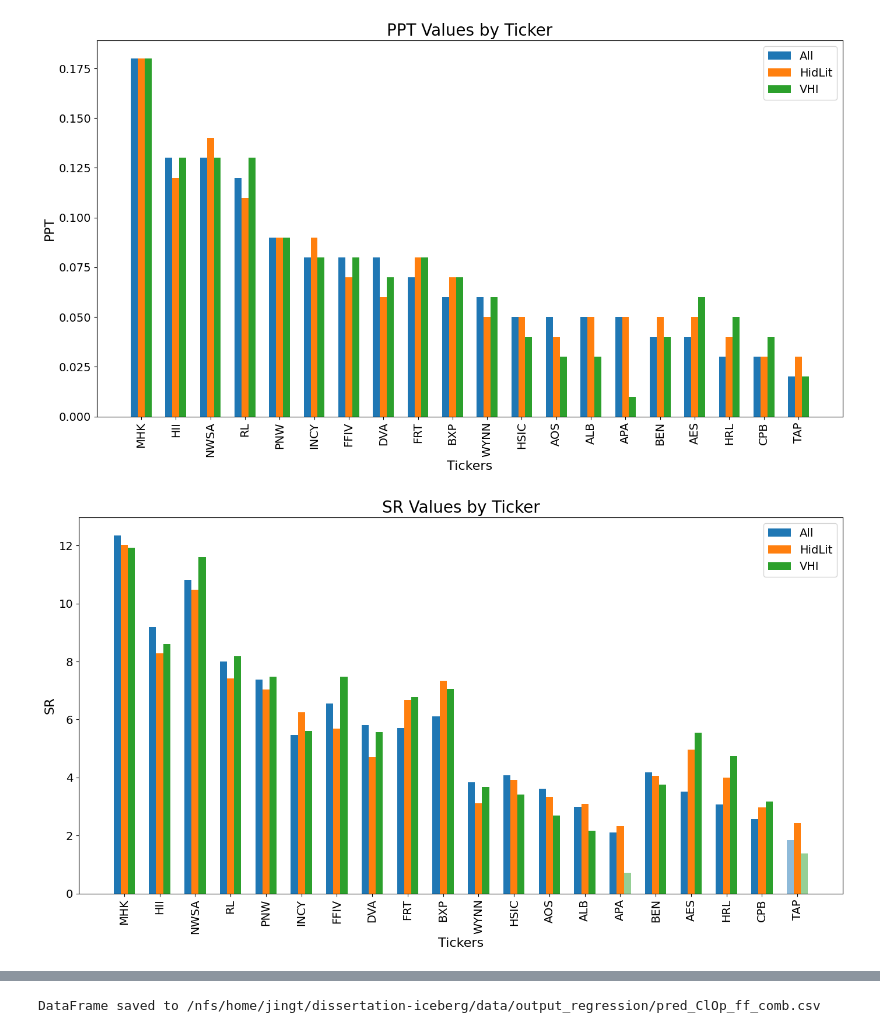
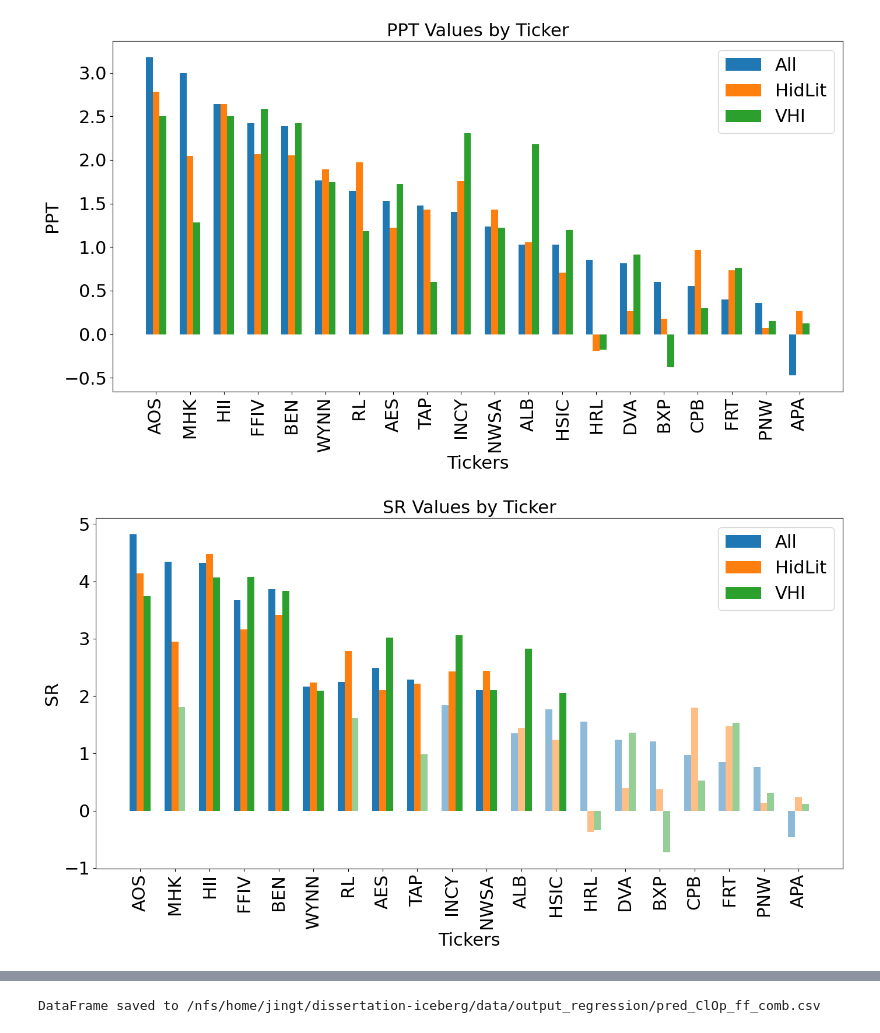
Before and after one commit to JingHui-Tan/dissertation-iceberg, a Jupyter notebook: single_stock_analysis.ipynb, the cells around one changed output, grey strips where cells are left out. Cells and saved outputs as stored; diff of their text form; code cells hidden in the pictures.

Commit message:
Adjust plots

```diff
--- a/single_stock_analysis.ipynb
+++ b/single_stock_analysis.ipynb
@@ -5,10 +5,10 @@ import numpy as np
 from scipy.stats import norm
 from scipy.stats import skew, kurtosis
 # %%
-timeframe = '30S'
+timeframe = '30min'
 Type = 'Unweighted'
 # %%
-df_pnl_ib = pd.read_csv(f"/nfs/home/jingt/dissertation-iceberg/data/trading_strat/all_strat_single_ib_log_ret_ex_momentum_{timeframe}.csv")
+df_pnl_ib = pd.read_csv(f"/nfs/home/jingt/dissertation-iceberg/data/trading_strat/all_strat_single_ib_{timeframe}.csv")
 df_pnl_ib = df_pnl_ib[df_pnl_ib['Type'] == Type]
 df_pnl_ib.drop(columns=['Type'], inplace=True)
 df_pnl_ib.rename(columns = {f"final_PnL_unweighted": "final_PnL"}, inplace=True)
@@ -20,7 +20,7 @@ df_pnl_all.drop(columns=['Type'], inplace=True)
 df_pnl_all.rename(columns = {f"final_PnL_unweighted": "final_PnL"}, inplace=True)
 df_pnl_all.drop(columns = ['final_PnL_weighted'], inplace=True)
 
-df_pnl_comb = pd.read_csv(f"/nfs/home/jingt/dissertation-iceberg/data/trading_strat/all_strat_single_comb_log_ret_ex_momentum_{timeframe}.csv")
+df_pnl_comb = pd.read_csv(f"/nfs/home/jingt/dissertation-iceberg/data/trading_strat/all_strat_single_comb_{timeframe}.csv")
 df_pnl_comb = df_pnl_comb[df_pnl_comb['Type'] == Type]
 df_pnl_comb.drop(columns=['Type'], inplace=True)
 df_pnl_comb.rename(columns = {f"final_PnL_unweighted": "final_PnL"}, inplace=True)
@@ -133,7 +133,6 @@ for df_pnl, label in zip(df_pnl_lst, label_lst):
 
     df_SRtest = df_SRtest.merge(PPT_df, left_index=True, right_index=True)
 
-    df_SRtest = df_SRtest.round(2)
 
     df_SRtest
 
@@ -179,23 +178,22 @@ ax.bar(x, df['PPT_comb'], width=bar_width, label='HidLit')
 ax.bar([pos + bar_width for pos in x], df['PPT_ib'], width=bar_width, label='VHI')
 
 # Add some text for labels, title and axes ticks with larger font size
-ax.set_xlabel('Tickers', fontsize=16)
-ax.set_ylabel('PPT', fontsize=16)
-ax.set_title('PPT Values by Ticker', fontsize=20)
+ax.set_xlabel('Tickers', fontsize=22)
+ax.set_ylabel('PPT', fontsize=22)
+ax.set_title('PPT Values by Ticker', fontsize=22)
 ax.set_xticks(x)
-ax.set_xticklabels(df.index, rotation=90, fontsize=14)
+ax.set_xticklabels(df.index, rotation=90, fontsize=22)
 
 # Increase the font size of the legend
-ax.legend(fontsize=14)
-
+ax.legend(fontsize=22)
 # Increase the font size of the y-axis tick labels
-ax.tick_params(axis='y', labelsize=14)
+ax.tick_params(axis='y', labelsize=22)
 
 # Show the plot
 plt.tight_layout()
 plt.show()
 # %% [output]
-[figure, old version]
+[figure, new version]
 # %%
 # Assuming df is your DataFrame with tickers as the index and the required columns
 # Define the position of each group of bars on the x-axis
@@ -205,40 +203,40 @@ x = range(len(df.index))
 bar_width = 0.2
 
 # Create the plot
 fig, ax = plt.subplots(figsize=(14, 8))
 
 # Define the colors for each type of bar
 color_all = '#1f77b4'   # Blue
 color_comb = '#ff7f0e'  # Orange
 color_vhi = '#2ca02c'   # Green
 
 # Plotting each SR column as individual bars with alpha based on the test values
 for i, pos in enumerate(x):
     ax.bar(pos - bar_width, df['SR_all'].iloc[i], width=bar_width, label='All' if i == 0 else "",
            color=color_all, alpha=1 if df['test_all'].iloc[i] > 1.96 else 0.5)
     ax.bar(pos, df['SR_comb'].iloc[i], width=bar_width, label='HidLit' if i == 0 else "",
            color=color_comb, alpha=1 if df['test_comb'].iloc[i] > 1.96 else 0.5)
     ax.bar(pos + bar_width, df['SR_ib'].iloc[i], width=bar_width, label='VHI' if i == 0 else "",
            color=color_vhi, alpha=1 if df['test_ib'].iloc[i] > 1.96 else 0.5)
 
 # Add some text for labels, title and axes ticks with larger font size
-ax.set_xlabel('Tickers', fontsize=16)
-ax.set_ylabel('SR', fontsize=16)
-ax.set_title('SR Values by Ticker', fontsize=20)
+ax.set_xlabel('Tickers', fontsize=22)
+ax.set_ylabel('SR', fontsize=22)
+ax.set_title('SR Values by Ticker', fontsize=22)
 ax.set_xticks(x)
-ax.set_xticklabels(df.index, rotation=90, fontsize=14)
+ax.set_xticklabels(df.index, rotation=90, fontsize=22)
 
 # Increase the font size of the legend
-ax.legend(fontsize=14)
+ax.legend(fontsize=22)
 
 # Increase the font size of the y-axis tick labels
-ax.tick_params(axis='y', labelsize=14)
+ax.tick_params(axis='y', labelsize=22)
 
 # Show the plot
 plt.tight_layout()
 plt.show()
 # %% [output]
-[figure, old version]
+[figure, new version]
 # %%
 from prediction_ML_pipeline import save_dataframe_to_folder
 # %%
```
Also changed, not shown: parts of 5 cells of this notebook, 3 other files.
